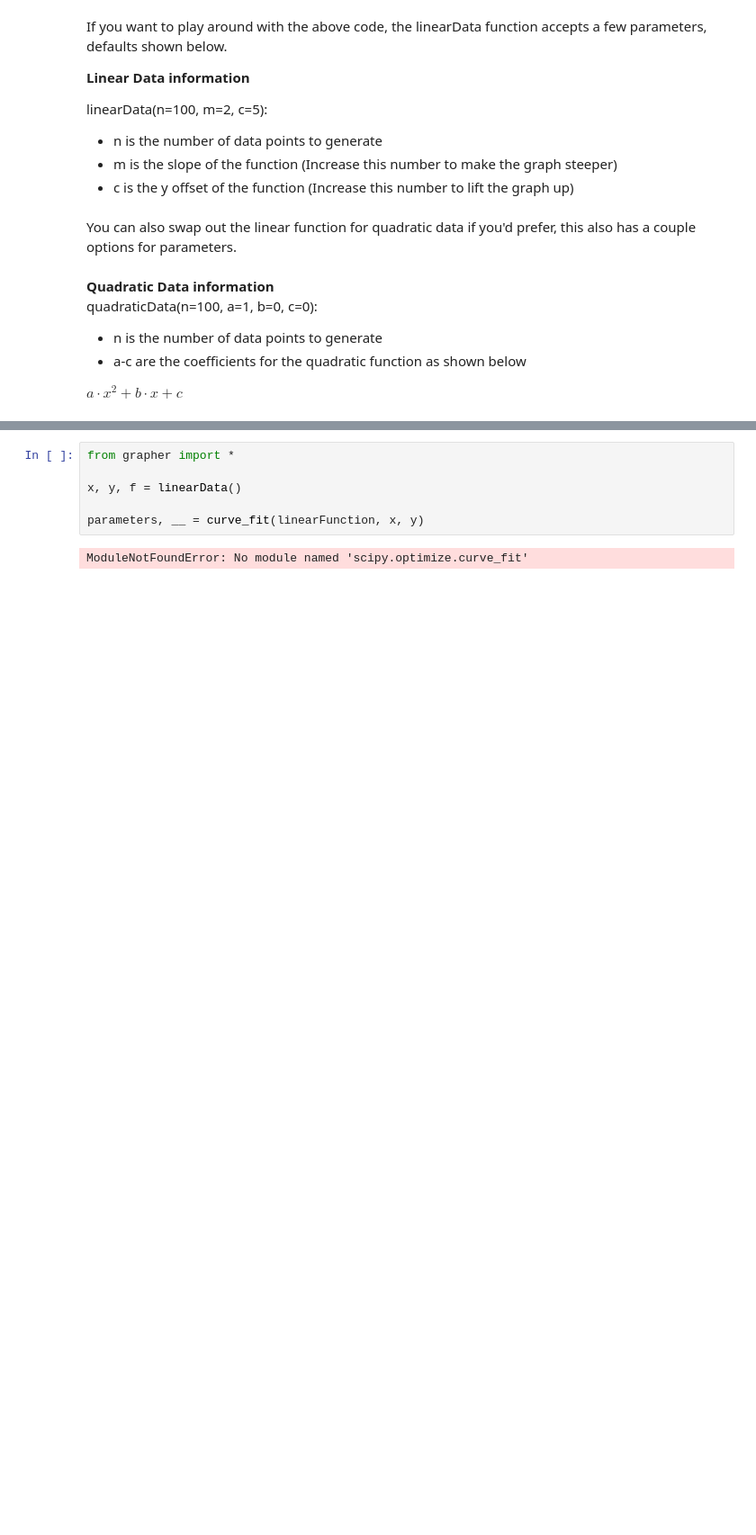
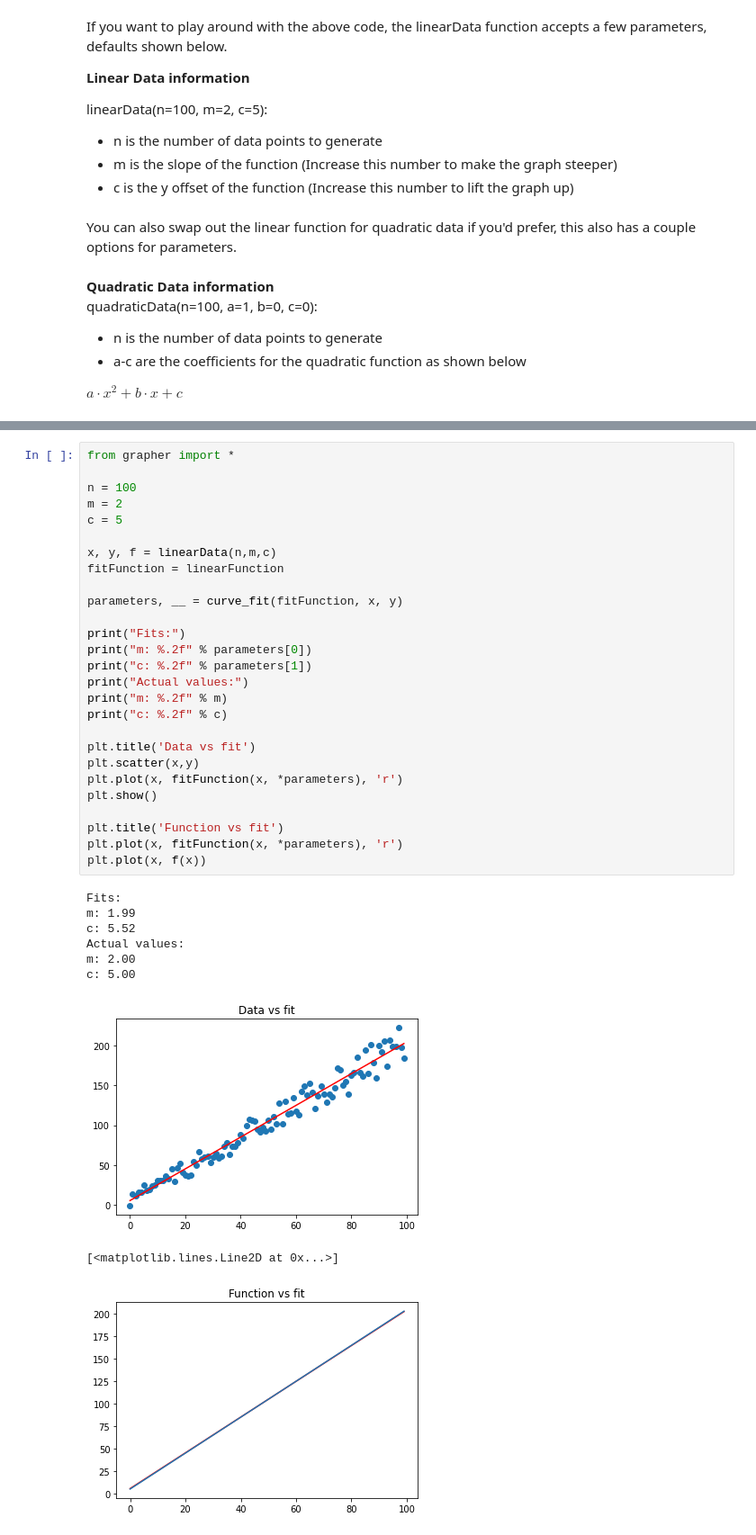
Before and after one commit to kaedon-pargo/PythonModelling, a Jupyter notebook: Notebook.ipynb, the cells around one changed output, grey strips where cells are left out. Shown at 90% size. Saved outputs shown, nothing was run; the diff lists cells and outputs as text; blank space fills up the shorter version.

```diff
--- a/Notebook.ipynb
+++ b/Notebook.ipynb
@@ -81,8 +88,37 @@ quadraticData(n=100, a=1, b=0, c=0):
 # %%
 from grapher import *
 
-x, y, f = linearData()
+n = 100
+m = 2
+c = 5
 
-parameters, __ = curve_fit(linearFunction, x, y)
+x, y, f = linearData(n,m,c)
+fitFunction = linearFunction
+
+parameters, __ = curve_fit(fitFunction, x, y)
+
+print("Fits:")
+print("m: %.2f" % parameters[0])
+print("c: %.2f" % parameters[1])
+print("Actual values:")
+print("m: %.2f" % m)
+print("c: %.2f" % c)
+
+plt.title('Data vs fit')
+plt.scatter(x,y)
+plt.plot(x, fitFunction(x, *parameters), 'r')
+plt.show()
+
+plt.title('Function vs fit')
+plt.plot(x, fitFunction(x, *parameters), 'r')
+plt.plot(x, f(x))
 # %% [output]
-ModuleNotFoundError: No module named 'scipy.optimize.curve_fit'
+Fits:
+m: 1.99
+c: 5.52
+Actual values:
+m: 2.00
+c: 5.00
+[figure, added]
+[<matplotlib.lines.Line2D at 0x...>]
+[figure, added]
```
Also changed, not shown: parts of 2 cells of this notebook, 1 other file.
